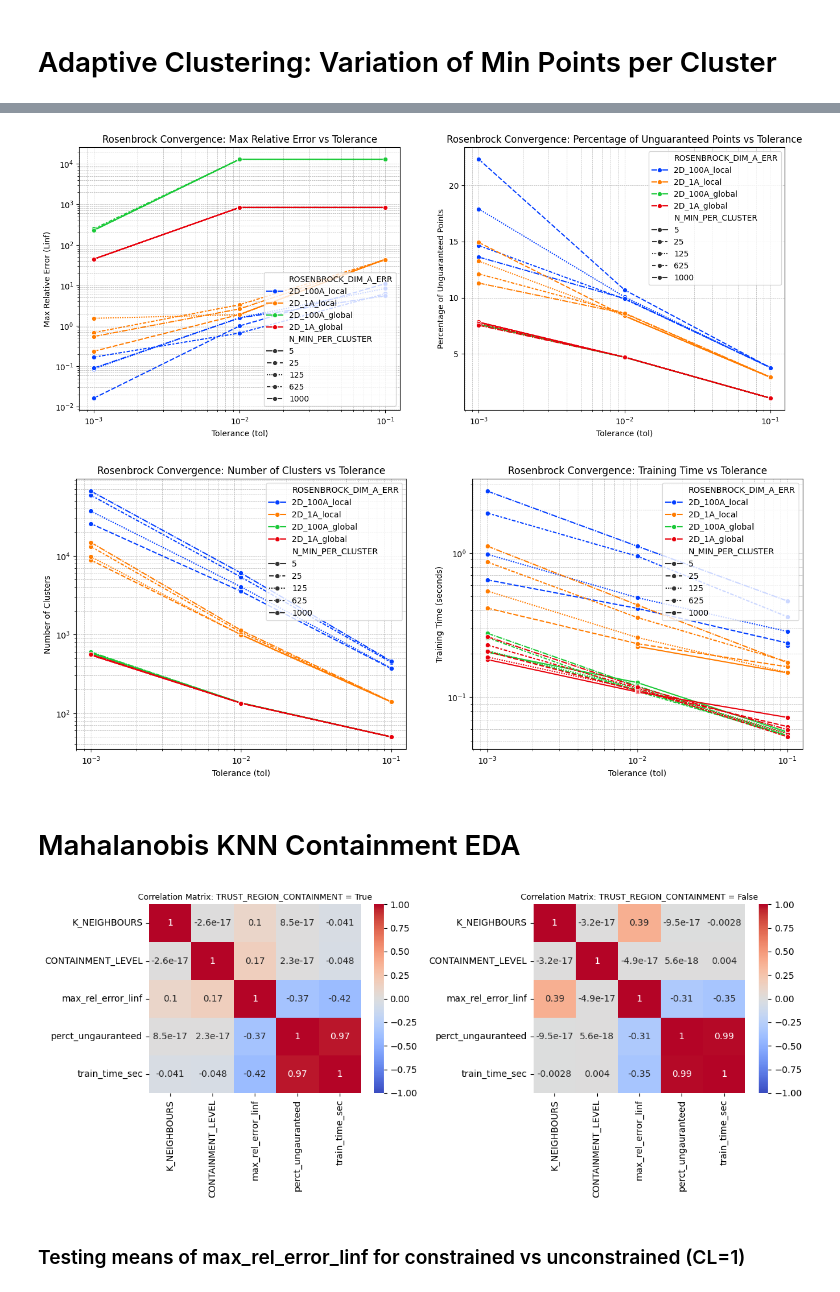
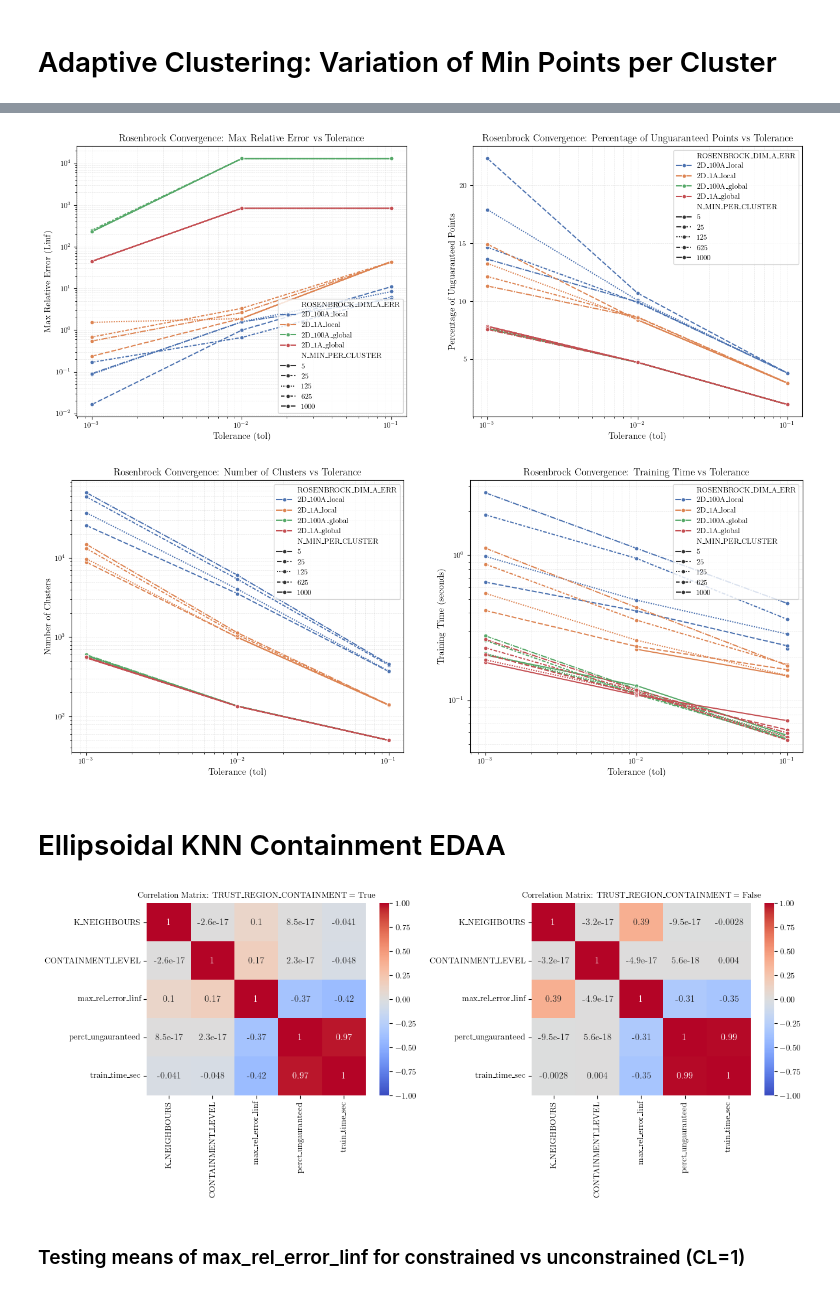
Before and after one commit to ut-padas/affini, a Jupyter notebook: ics26_eda.ipynb, the cells around one changed output, grey strips where cells are left out. Saved outputs shown, nothing was run; the diff lists cells and outputs as text; code cells hidden in the pictures.

```diff
--- a/ics26_eda.ipynb
+++ b/ics26_eda.ipynb
@@ -15,3 +15,27 @@ print(subdirs)
+# %%
+# Publication-Quality Plot Settings
+plt.rcParams.update(
+    {
+        "text.usetex": True,
+        "font.family": "serif",
+        "font.size": 10,
+        "axes.labelsize": 11,
+        "axes.titlesize": 12,
+        "xtick.labelsize": 9,
+        "ytick.labelsize": 9,
+        "legend.fontsize": 9,
+        "figure.figsize": (6.5, 4.5),
+        "figure.dpi": 100,
+        "savefig.dpi": 300,
+        "lines.linewidth": 1.5,
+        "lines.markersize": 5,
+        "axes.grid": True,
+        "grid.alpha": 0.3,
+        "axes.axisbelow": True,
+    }
+)
+PALETTE = "deep"
+COLORS = sns.color_palette(PALETTE)
 # %% [markdown]
 # Adaptive Clustering: Global vs Local Error Type
 # %%
@@ -256,7 +280,7 @@ sns.lineplot(
     hue="ROSENBROCK_DIM_A_ERR",
     style="N_MIN_PER_CLUSTER",
     marker="o",
-    palette="bright",
+    palette=PALETTE,
 )
 
 plt.legend()
@@ -275,7 +299,7 @@ sns.lineplot(
     hue="ROSENBROCK_DIM_A_ERR",
     style="N_MIN_PER_CLUSTER",
     marker="o",
-    palette="bright",
+    palette=PALETTE,
 )
 plt.xscale("log")
 plt.xlabel("Tolerance (tol)")
@@ -292,37 +316,37 @@ sns.lineplot(
     hue="ROSENBROCK_DIM_A_ERR",
     style="N_MIN_PER_CLUSTER",
     marker="o",
-    palette="bright",
+    palette=PALETTE,
 )
 
 plt.legend()
 plt.xscale("log")
 plt.yscale("log")
 plt.xlabel("Tolerance (tol)")
 plt.ylabel("Number of Clusters")
 plt.title("Rosenbrock Convergence: Number of Clusters vs Tolerance")
 plt.grid(True, which="both", ls="--", lw=0.5)
 
 plt.subplot(1, 2, 2)
 sns.lineplot(
     data=df_ac_mppc,
     x="tol",
     y="train_time_sec",
     hue="ROSENBROCK_DIM_A_ERR",
     style="N_MIN_PER_CLUSTER",
     marker="o",
-    palette="bright",
+    palette=PALETTE,
 )
 plt.legend()
 plt.xscale("log")
 plt.yscale("log")
 plt.xlabel("Tolerance (tol)")
 plt.ylabel("Training Time (seconds)")
 plt.title("Rosenbrock Convergence: Training Time vs Tolerance")
 plt.grid(True, which="both", ls="--", lw=0.5)
 # %% [output]
-[figure, old version]
+[figure, new version]
-[figure, old version]
+[figure, new version]
 # %% [markdown]
-# Mahalanobis KNN Containment EDA
+# Ellipsoidal KNN Containment EDAA
 # %%
@@ -339,8 +363,8 @@ cols = [
     "train_time_sec",
 ]
 trc_col = "TRUST_REGION_CONTAINMENT"
-corr_df_constrained = df_ml_knn[df_ml_knn[trc_col] == True][cols]
-corr_df_unconstrained = df_ml_knn[df_ml_knn[trc_col] == False][cols]
+corr_df_constrained = df_ellipsoidal_knn[df_ellipsoidal_knn[trc_col] == True][cols]
+corr_df_unconstrained = df_ellipsoidal_knn[df_ellipsoidal_knn[trc_col] == False][cols]
 
 corr_constrained = corr_df_constrained.corr()
 corr_unconstrained = corr_df_unconstrained.corr()
@@ -354,7 +378,7 @@ sns.heatmap(corr_unconstrained, annot=True, cmap="coolwarm", vmin=-1, vmax=1)
 plt.title(f"Correlation Matrix: {trc_col} = False", fontsize=9)
 plt.tight_layout()
 # %% [output]
-[figure, old version]
+[figure, new version]
 # %% [markdown]
 ### Testing means of max_rel_error_linf for constrained vs unconstrained (CL=1)
 # %%
```
Also changed, not shown: parts of 10 cells of this notebook, 3 other files.
